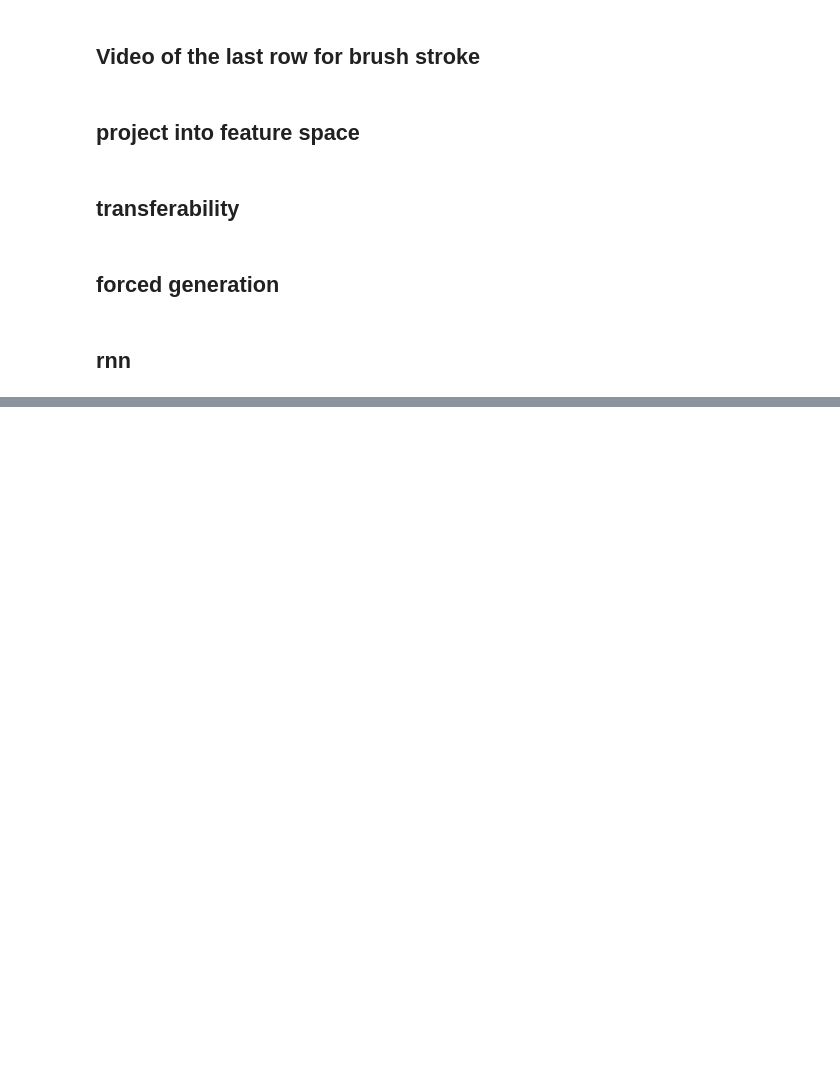
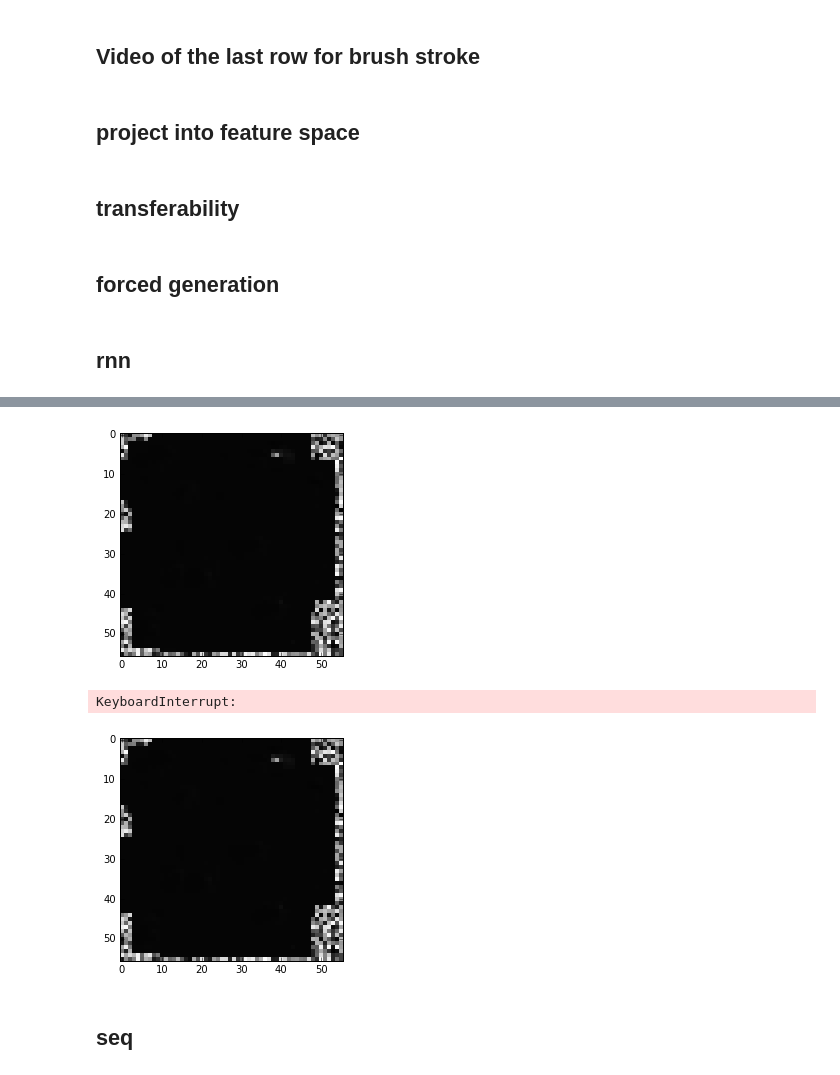
Before and after one commit to mehdidc/feature_generation, a Jupyter notebook: ipynb/generatesimple.ipynb, the cells around one changed output, grey strips where cells are left out. Saved outputs shown, nothing was run; the diff lists cells and outputs as text; code cells hidden in the pictures; blank space fills up the shorter version.

```diff
--- a/ipynb/generatesimple.ipynb
+++ b/ipynb/generatesimple.ipynb
@@ -531,0 +582,34 @@ Xrec = capsule.reconstruct(data.)
+# %%
+from skimage.transform import resize
+from IPython import display
+
+
+W = w * 2
+img = np.random.uniform(size=(1, 1, W, W)).astype(np.float32)#>0.7
+for i in range(100):
+    c = np.random.randint(1, 29)
+
+    x, y = np.random.randint(0, W - c, size=2)
+
+    a = img[:, :, x:x+c, y:y+c]
+    a = resize(a[0, 0], (w, h))
+    a = a[np.newaxis, np.newaxis, :, :]
+    a = a.astype(np.float32)
+    for k in range(5):
+        a = capsule.reconstruct(a)
+    a = resize(a[0, 0], (c, c))
+    a = a[np.newaxis, np.newaxis, :, :]
+    a = a.astype(np.float32)
+    img[:, :, x:x+c, y:y+c] = a
+    display.clear_output(wait=True)
+
+    plt.imshow(img[0, 0], cmap='gray', interpolation='none')
+    display.display(plt.gcf())
+
+display.clear_output(wait=True)
+# %% [output]
+[figure, added]
+KeyboardInterrupt:
+[figure, added]
+# %% [markdown]
+## seq
```
Also changed, not shown: parts of 11 cells of this notebook, 5 other files.
